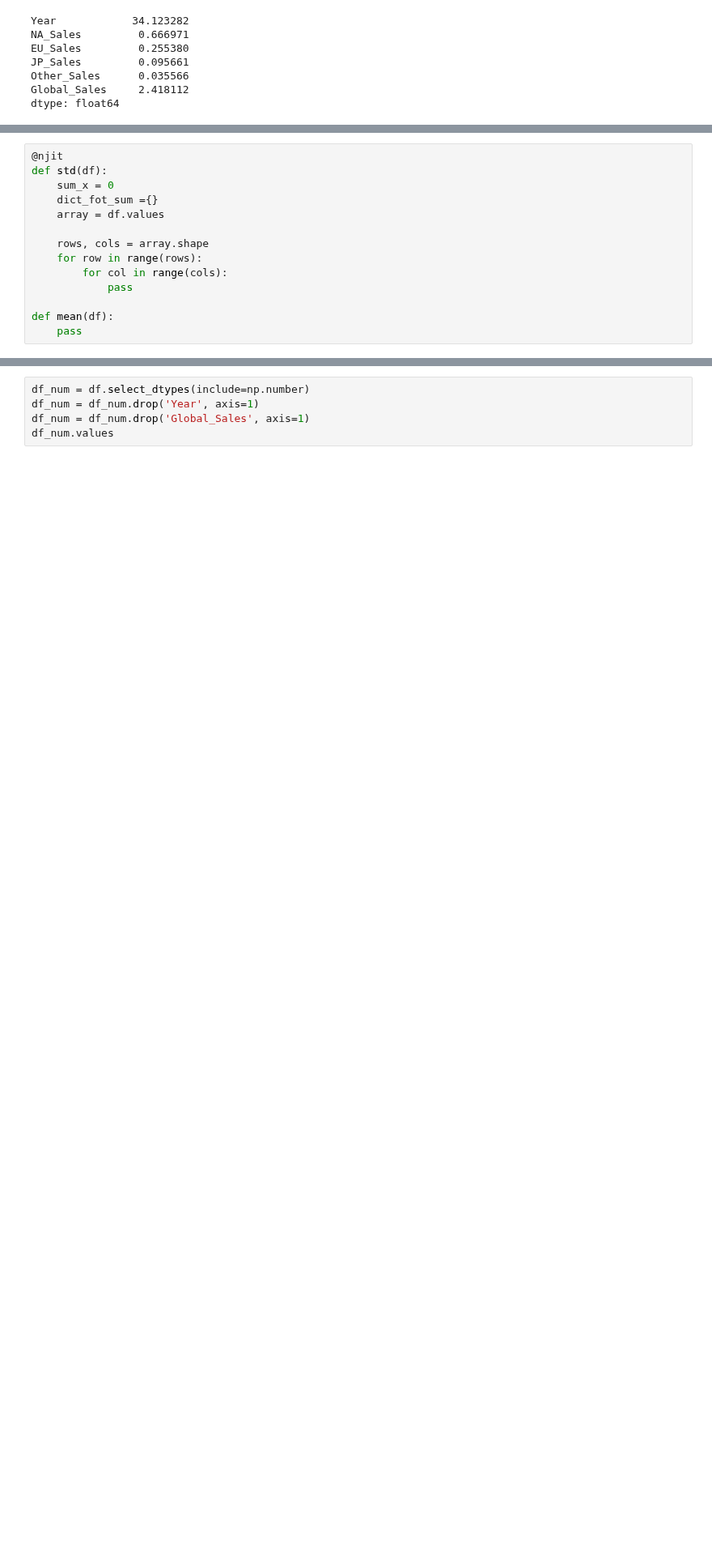
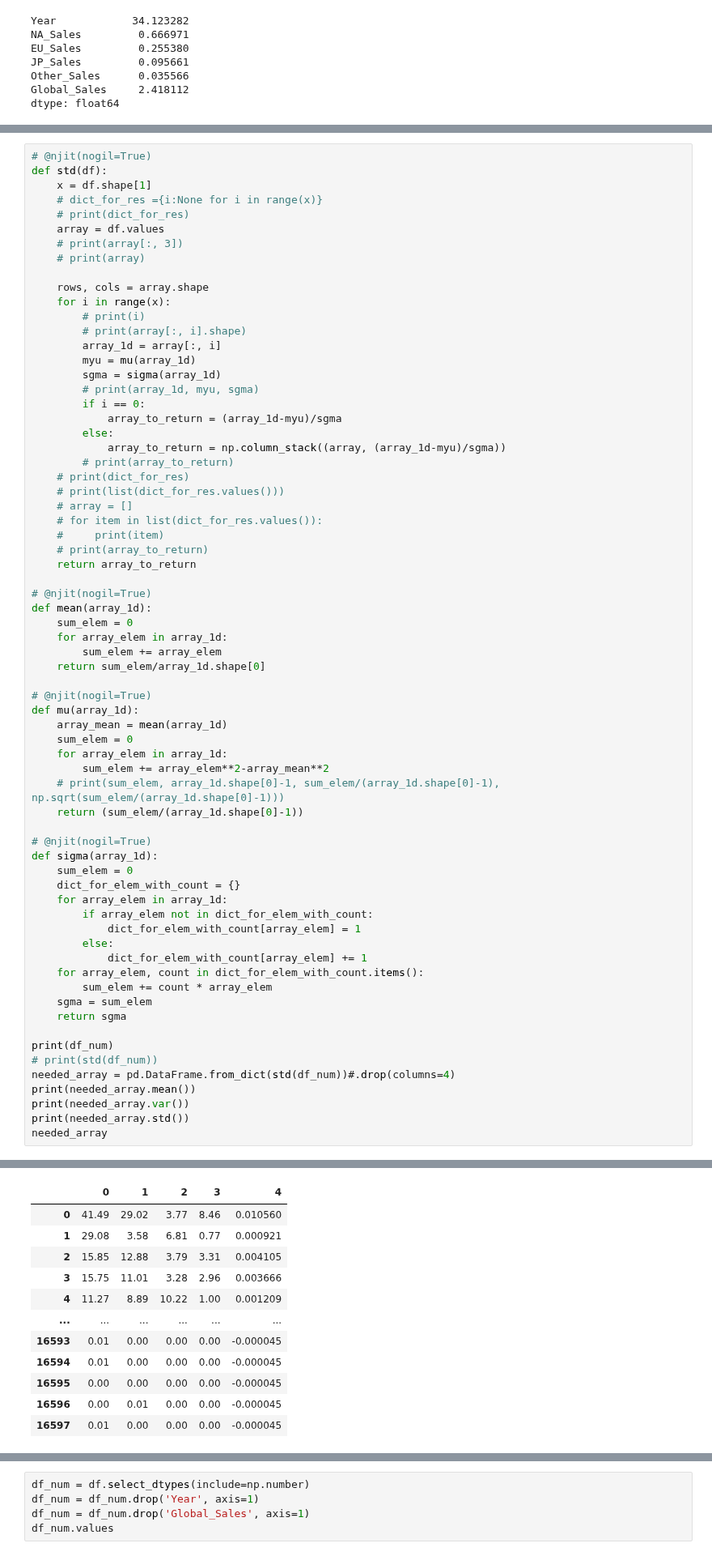
Before and after one commit to KlymentievMaksym/AD-labs, a Jupyter notebook: Coursework/Coursework.ipynb, the cells around one changed output, grey strips where cells are left out. Shown at 81% size. Saved outputs shown, nothing was run; the diff lists cells and outputs as text; blank space fills up the shorter version.

```diff
--- a/Coursework/Coursework.ipynb
+++ b/Coursework/Coursework.ipynb
@@ -172,16 +172,71 @@ $ \mu = \sum{p_i X_i}$
 
 $ \sigma = \sqrt{\dfrac{\sum(X_i - \bar{X})}{n-1}}$
 # %%
-@njit
+# @njit(nogil=True)
 def std(df):
-    sum_x = 0
-    dict_fot_sum ={}
+    x = df.shape[1]
+    # dict_for_res ={i:None for i in range(x)}
+    # print(dict_for_res)
     array = df.values
+    # print(array[:, 3])
+    # print(array)
 
     rows, cols = array.shape
-    for row in range(rows):
-        for col in range(cols):
-            pass
+    for i in range(x):
+        # print(i)
+        # print(array[:, i].shape)
+        array_1d = array[:, i]
+        myu = mu(array_1d)
+        sgma = sigma(array_1d)
+        # print(array_1d, myu, sgma)
+        if i == 0:
+            array_to_return = (array_1d-myu)/sgma
+        else:
+            array_to_return = np.column_stack((array, (array_1d-myu)/sgma))
+        # print(array_to_return)
+    # print(dict_for_res)
+    # print(list(dict_for_res.values()))
+    # array = []
+    # for item in list(dict_for_res.values()):
+    #     print(item)
+    # print(array_to_return)
+    return array_to_return
 
-def mean(df):
-    pass
+# @njit(nogil=True)
+def mean(array_1d):
+    sum_elem = 0
+    for array_elem in array_1d:
+        sum_elem += array_elem
+    return sum_elem/array_1d.shape[0]
+
+# @njit(nogil=True)
+def mu(array_1d):
+    array_mean = mean(array_1d)
+    sum_elem = 0
+    for array_elem in array_1d:
+        sum_elem += array_elem**2-array_mean**2
+    # print(sum_elem, array_1d.shape[0]-1, sum_elem/(array_1d.shape[0]-1), np.sqrt(sum_elem/(array_1d.shape[0]-1)))
+    return (sum_elem/(array_1d.shape[0]-1))
+
+# @njit(nogil=True)
+def sigma(array_1d):
+    sum_elem = 0
+    dict_for_elem_with_count = {}
+    for array_elem in array_1d:
+        if array_elem not in dict_for_elem_with_count:
+            dict_for_elem_with_count[array_elem] = 1
+        else:
+            dict_for_elem_with_count[array_elem] += 1
+    for array_elem, count in dict_for_elem_with_count.items():
+        sum_elem += count * array_elem
+    sgma = sum_elem
+    return sgma
+
+print(df_num)
+# print(std(df_num))
+needed_array = pd.DataFrame.from_dict(std(df_num))#.drop(columns=4)
+print(needed_array.mean())
+print(needed_array.var())
+print(needed_array.std())
+needed_array
+# %% [output]
@@ -187,0 +260,12 @@ def mean(df):
+|  | 0 | 1 | 2 | 3 | 4 |
+| 0 | 41.49 | 29.02 | 3.77 | 8.46 | 0.010560 |
+| 1 | 29.08 | 3.58 | 6.81 | 0.77 | 0.000921 |
+| 2 | 15.85 | 12.88 | 3.79 | 3.31 | 0.004105 |
+| 3 | 15.75 | 11.01 | 3.28 | 2.96 | 0.003666 |
+| 4 | 11.27 | 8.89 | 10.22 | 1.00 | 0.001209 |
+| ... | ... | ... | ... | ... | ... |
+| 16593 | 0.01 | 0.00 | 0.00 | 0.00 | -0.000045 |
+| 16594 | 0.01 | 0.00 | 0.00 | 0.00 | -0.000045 |
+| 16595 | 0.00 | 0.00 | 0.00 | 0.00 | -0.000045 |
+| 16596 | 0.00 | 0.01 | 0.00 | 0.00 | -0.000045 |
+| 16597 | 0.01 | 0.00 | 0.00 | 0.00 | -0.000045 |
```
Also changed, not shown: parts of 3 cells of this notebook.
